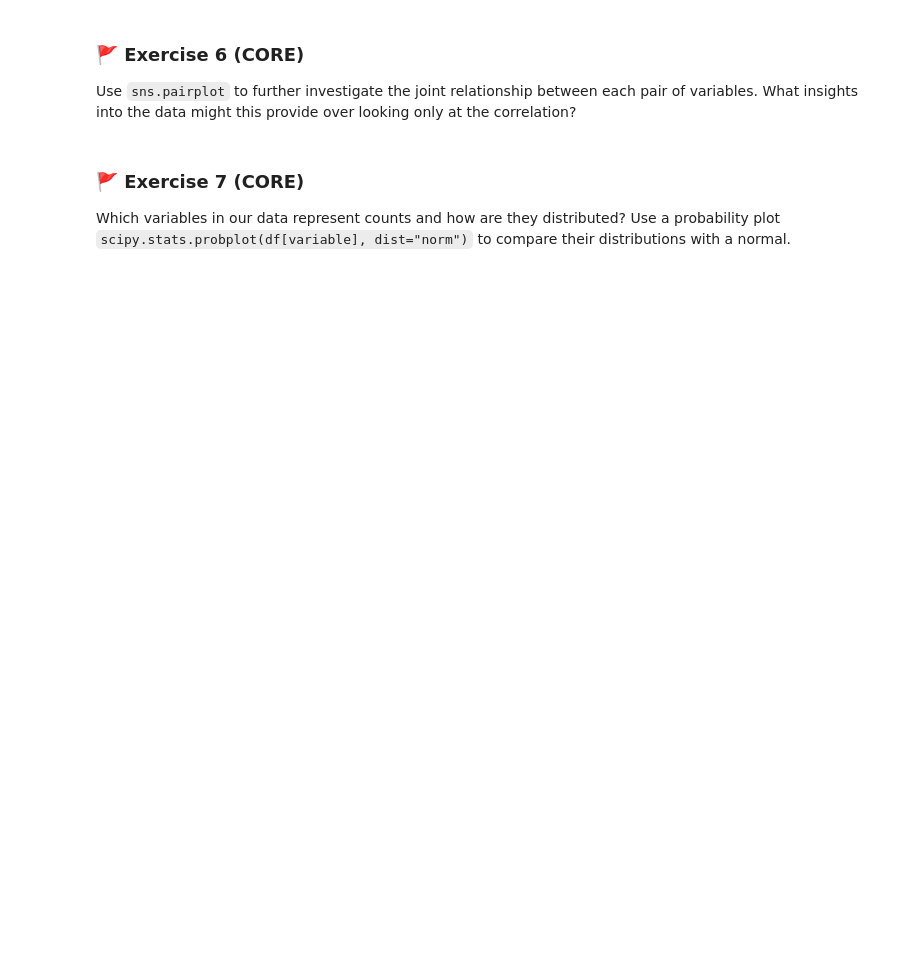
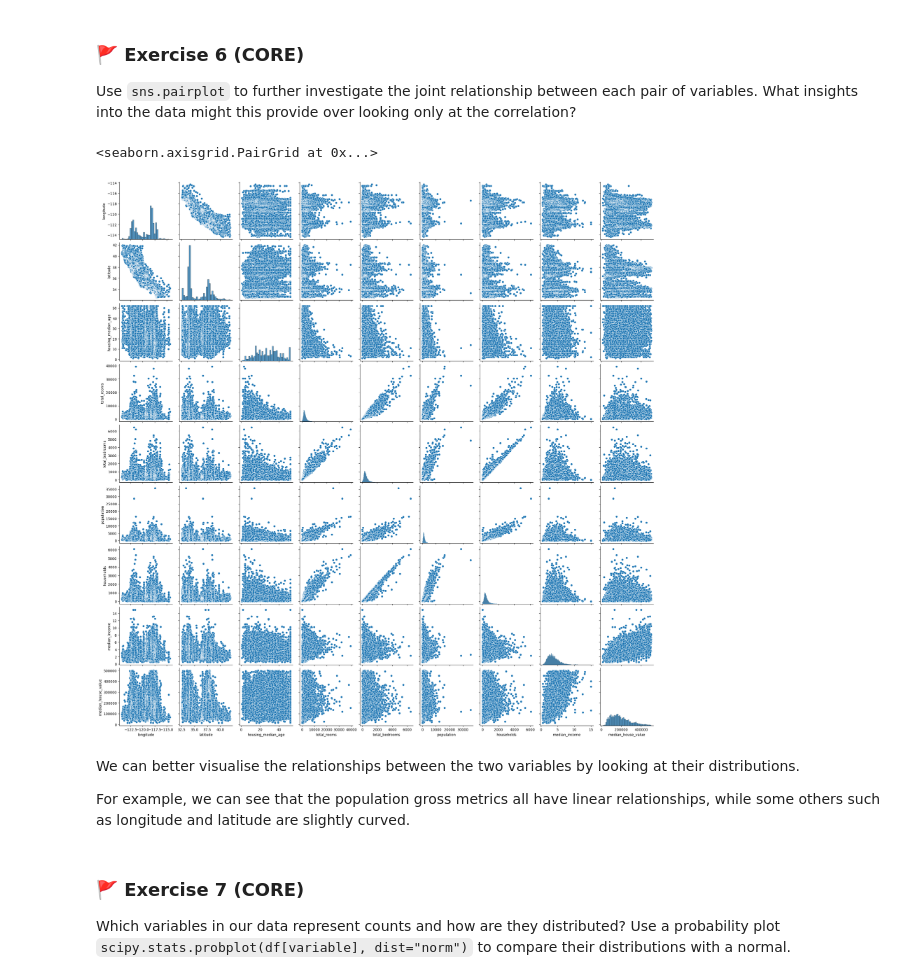
Before and after one commit to whenshon1/PyMLWk1, a Jupyter notebook: mlp_week01.ipynb, the cells around one changed output. Drawn from its saved outputs; the diff is of its cells as text; code cells hidden in the pictures; blank space fills up the shorter version.

```diff
--- a/mlp_week01.ipynb
+++ b/mlp_week01.ipynb
@@ -288,6 +301,15 @@ Examine if/which of the features are correlated to each other. Are any of the fe
 ### 🚩 Exercise 6 (CORE)
 
 Use `sns.pairplot` to further investigate the joint relationship between each pair of variables. What insights into the data might this provide over looking only at the correlation?
+# %%
+sns.pairplot(housing.drop(["ocean_proximity"], axis=1))
+# %% [output]
+<seaborn.axisgrid.PairGrid at 0x...>
+[figure, added]
+# %% [markdown]
+We can better visualise the relationships between the two variables by looking at their distributions.
+
+For example, we can see that the population gross metrics all have linear relationships, while some others such as longitude and latitude are slightly curved.
 # %% [markdown]
 ### 🚩 Exercise 7 (CORE)
 
```
Also changed, not shown: parts of 14 cells of this notebook.
